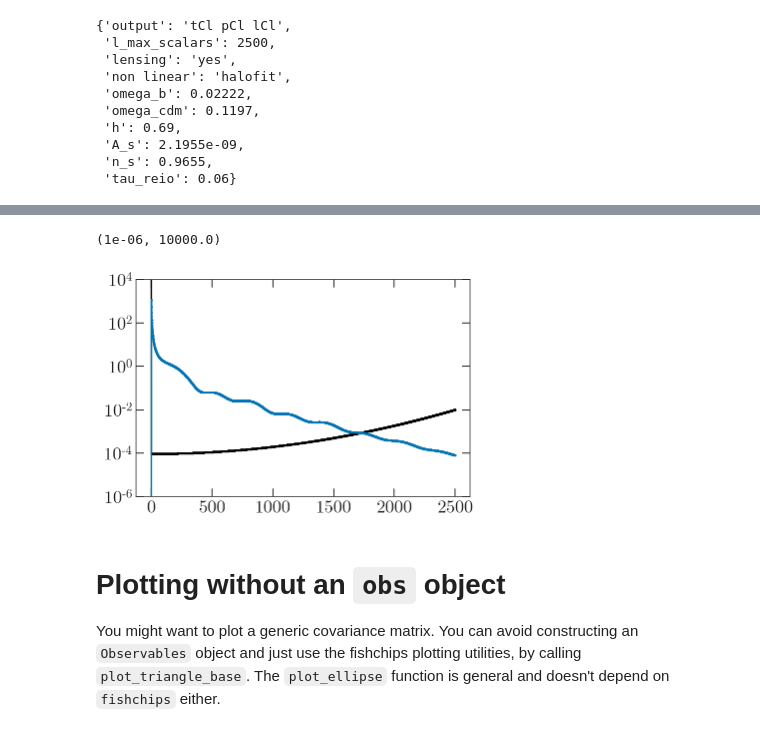
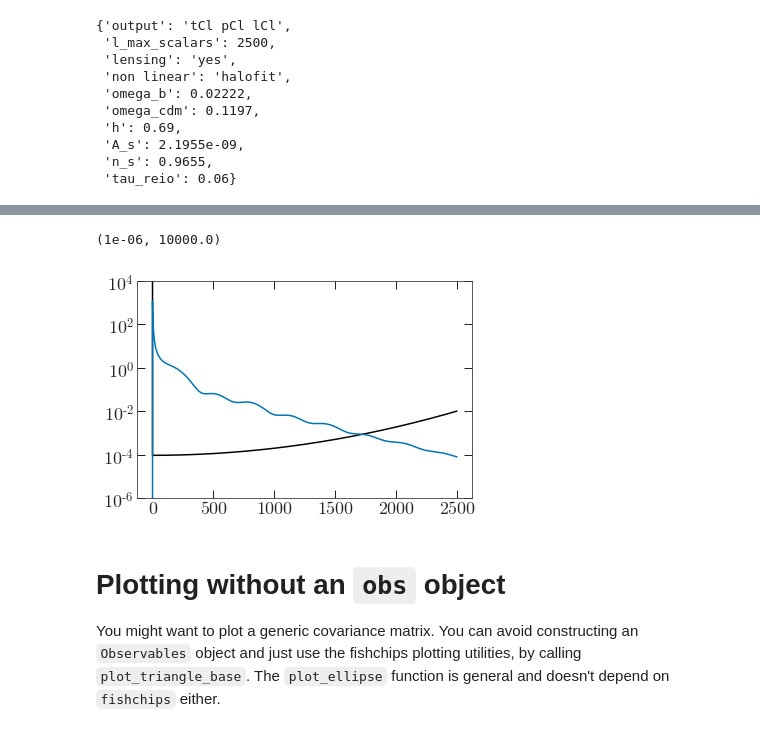
Before and after one commit to xzackli/fishchips-public, a Jupyter notebook: notebooks/Basic Example with Planck.ipynb, the cells around one changed output, grey strips where cells are left out. Drawn from its saved outputs; the diff is of its cells as text; code cells hidden in the pictures.

```diff
--- a/notebooks/Basic Example with Planck.ipynb
+++ b/notebooks/Basic Example with Planck.ipynb
@@ -72,11 +72,11 @@ generating new axis
 # %%
-plt.plot(example_Planck.noise_T)
-plt.plot(obs.cosmos['fiducial'].lensed_cl()['tt'] * (2.72*1e6)**2)
+plt.plot(example_Planck.noise_T, '-')
+plt.plot(obs.cosmos['fiducial'].lensed_cl()['tt'] * (2.72*1e6)**2, '-')
 plt.yscale('log')
 plt.ylim(1e-6,1e4)
 # %% [output]
 (1e-06, 10000.0)
-[figure, old version]
+[figure, new version]
 # %% [markdown]
 # Plotting without an `obs` object
 
```
Also changed, not shown: parts of 7 cells of this notebook, 1 other file.
